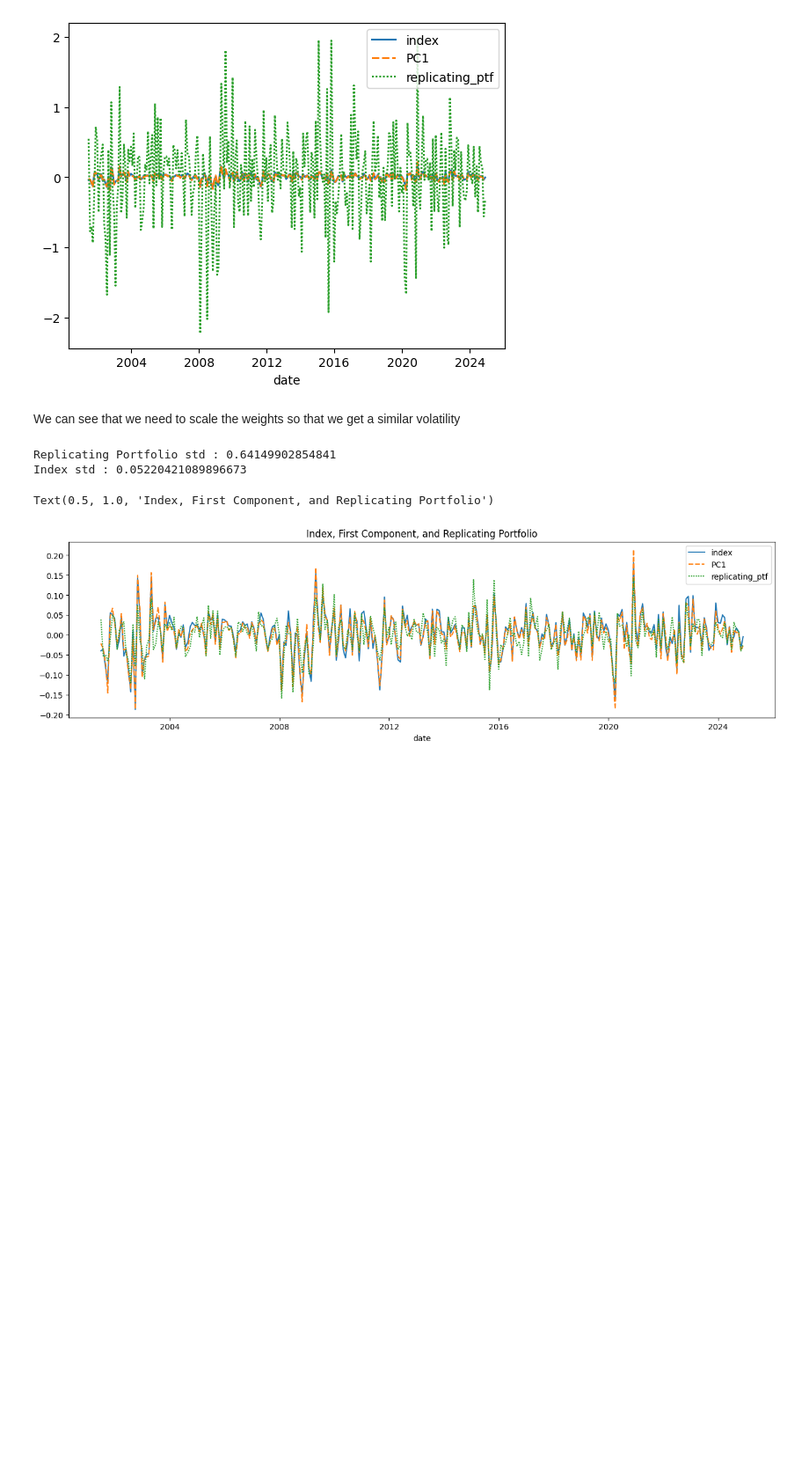
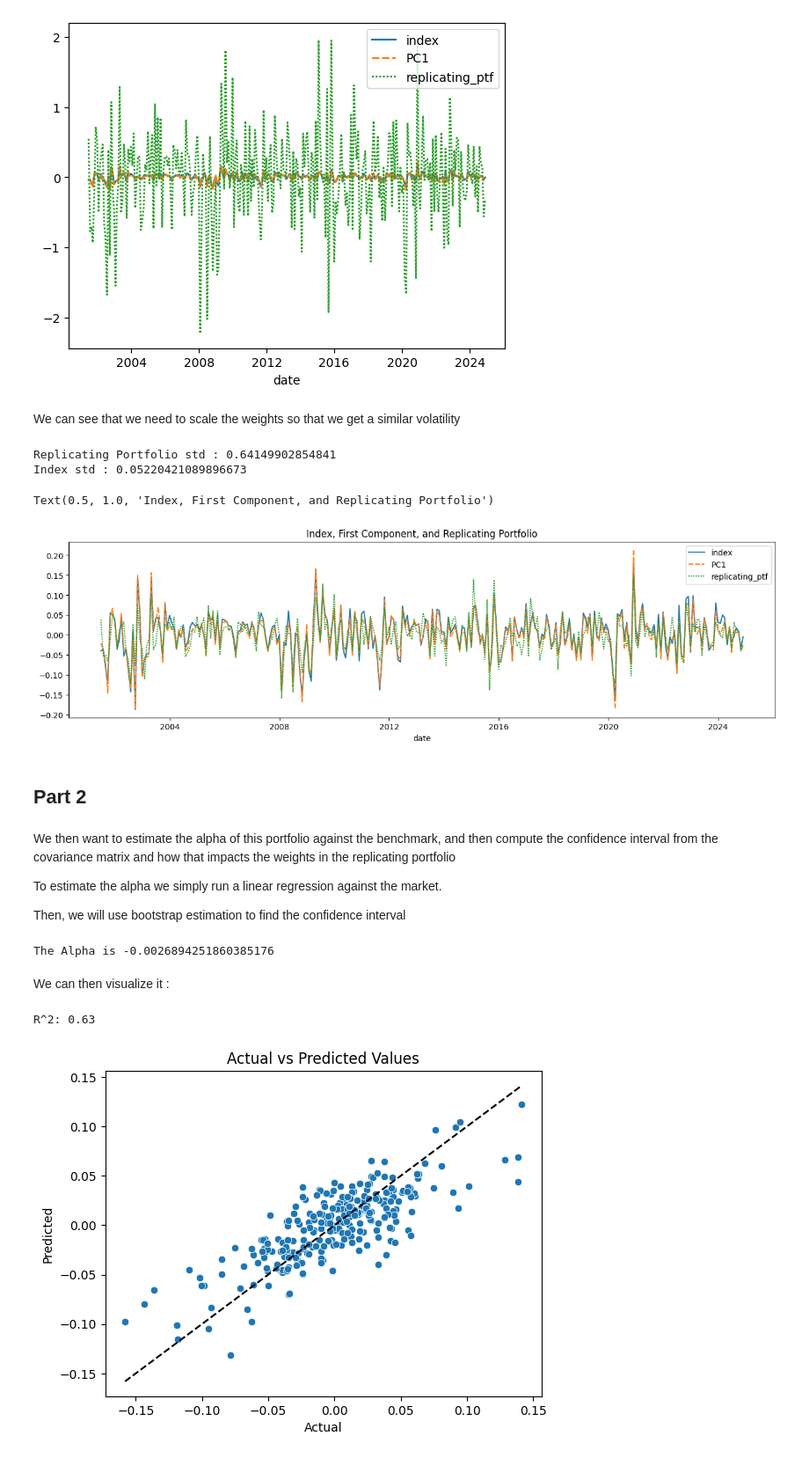
Before and after one commit to faunebl/core_equity_factors, a Jupyter notebook: src/main.ipynb, the cells around one changed output. Shown at 88% size. Saved outputs shown, nothing was run; the diff lists cells and outputs as text; code cells hidden in the pictures; blank space fills up the shorter version.

Commit message:
adding first question of part 2

```diff
--- a/src/main.ipynb
+++ b/src/main.ipynb
@@ -233,3 +233,37 @@ plt.title('Index, First Component, and Replicating Portfolio')
 # %% [output]
 Text(0.5, 1.0, 'Index, First Component, and Replicating Portfolio')
 [figure]
+# %% [markdown]
+## **Part 2**
+# %% [markdown]
+We then want to estimate the alpha of this portfolio against the benchmark, and then compute the confidence interval from the covariance matrix and how that impacts the weights in the replicating portfolio
+
+To estimate the alpha we simply run a linear regression against the market.
+
+Then, we will use bootstrap estimation to find the confidence interval
+# %%
+model = LinearRegression()
+model.fit(X=np.array(index.select('index').to_series().to_list()).reshape(-1,1), y=replicating_ptf.to_list())
+print(f"The Alpha is {model.intercept_}")
+# %% [output]
+The Alpha is -0.0026894251860385176
+# %% [markdown]
+We can then visualize it :
+# %%
+predictions = model.predict(np.array(index.select('index').to_series().to_list()).reshape(-1,1))
+predictions_df = pl.DataFrame({
+    'Actual': replicating_ptf.to_list(),
+    'Predicted': predictions.flatten()
+})
+
+sns.scatterplot(data=predictions_df.to_pandas(), x='Actual', y='Predicted')
+plt.plot([predictions_df['Actual'].min(), predictions_df['Actual'].max()],
+         [predictions_df['Actual'].min(), predictions_df['Actual'].max()], 'k--')
+plt.xlabel('Actual')
+plt.ylabel('Predicted')
+plt.title('Actual vs Predicted Values')
+print(f'R^2: {r2_score(replicating_ptf.to_list(), predictions):.2f}')
+del predictions_df
+# %% [output]
+R^2: 0.63
+[figure, added]
```
